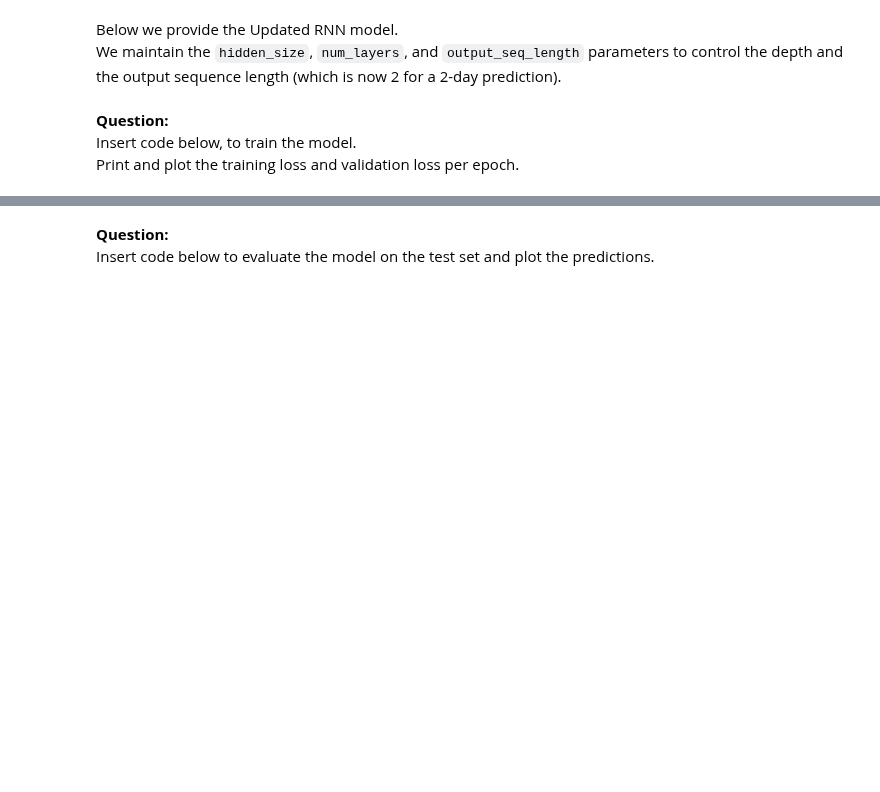
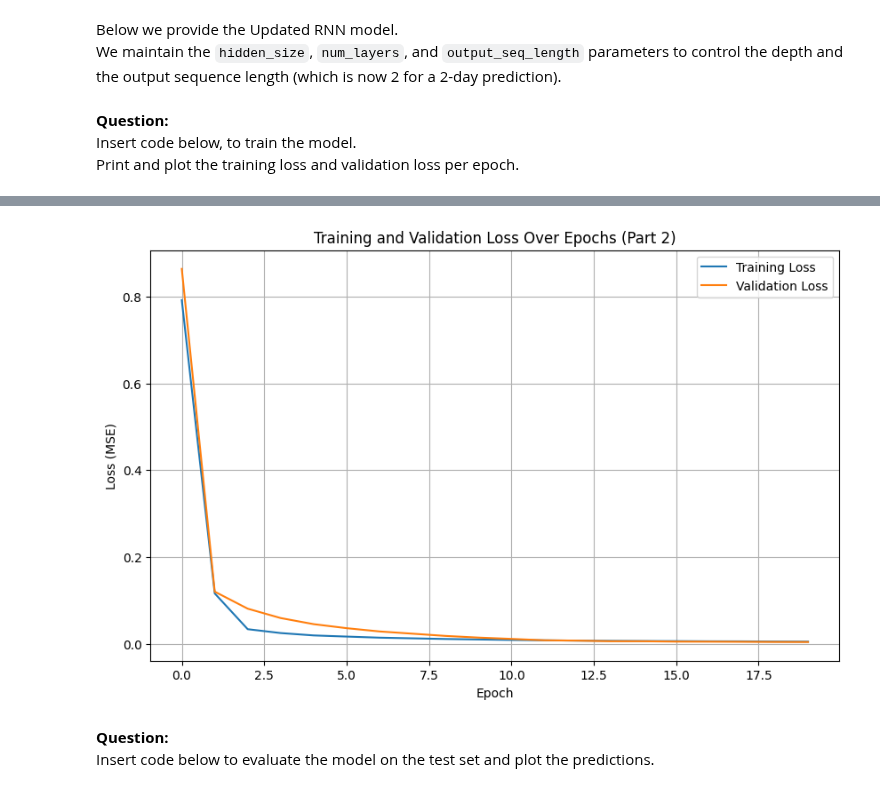
Before and after one commit to hessef/ECEN250, a Jupyter notebook: Lab11/ECEN250-F25-Lab11.ipynb, the cells around one changed output, grey strips where cells are left out. Cells and saved outputs as stored; diff of their text form; code cells hidden in the pictures; blank space fills up the shorter version.

```diff
--- a/Lab11/ECEN250-F25-Lab11.ipynb
+++ b/Lab11/ECEN250-F25-Lab11.ipynb
@@ -242,7 +321,8 @@ class SeaLevelDataset(Dataset):
 
     def __len__(self):
         # Returns the number of samples in the dataset
-        return ...
+        # The length is reduced by the input sequence length and the output sequence length minus 1
+        return len(self.data) - self.input_seq_length - self.output_seq_length + 1
 
     def __getitem__(self, index):
         '''
@@ -251,7 +331,9 @@ class SeaLevelDataset(Dataset):
         y: The target sequence, which is the next two days.
         x and y should both be torch tensors.
         '''
-        return ...
+        x = self.data[index : index + self.input_seq_length]
+        y = self.data[index + self.input_seq_length : index + self.input_seq_length + self.output_seq_length]
+        return torch.tensor(x, dtype=torch.float32), torch.tensor(y, dtype=torch.float32)
 
 
 # Initialize datasets and data loaders
@@ -259,8 +341,15 @@ input_seq_length = 30
 output_seq_length = 2
 batch_size = 64
 
-# Create datasets and data loaders
-...
+# Create datasets
+train_dataset_part2 = SeaLevelDataset(adt_train, input_seq_length, output_seq_length)
+val_dataset_part2 = SeaLevelDataset(adt_val, input_seq_length, output_seq_length)
+test_dataset_part2 = SeaLevelDataset(adt_test, input_seq_length, output_seq_length)
+
+# Create DataLoaders
+loader_train_part2 = DataLoader(train_dataset_part2, batch_size=batch_size, shuffle=True, drop_last=True)
+loader_val_part2 = DataLoader(val_dataset_part2, batch_size=batch_size, drop_last=True)
+loader_test_part2 = DataLoader(test_dataset_part2, batch_size=batch_size, drop_last=True)
 # %% [markdown]
 Below we provide the Updated RNN model.
 We maintain the `hidden_size`, `num_layers`, and `output_seq_length` parameters to control the depth and the output sequence length (which is now 2 for a 2-day prediction).
@@ -302,0 +386,67 @@ num_epochs = 20
+# %%
+## You can adjust the hyperparameters below if needed.
+learning_rate = 0.0001
+num_epochs = 20
+
+# Initialize the loss function and optimizer for the new model
+criterion_part2 = nn.MSELoss()
+optimizer_part2 = optim.Adam(model.parameters(), lr=learning_rate)
+
+def train_model_part2(model, loader_train, loader_val, num_epochs, criterion, optimizer):
+    train_losses = []
+    val_losses = []
+
+    for epoch in range(num_epochs):
+        model.train()
+        hidden_train = model.init_hidden(batch_size)
+        epoch_train_loss = 0
+
+        for x_batch, y_batch in loader_train:
+            x_batch = x_batch.unsqueeze(-1) # Add feature dimension
+
+            hidden_train = hidden_train.detach()
+            optimizer.zero_grad()
+
+            outputs, hidden_train = model(x_batch, hidden_train)
+            loss = criterion(outputs, y_batch)
+            loss.backward()
+            optimizer.step()
+            epoch_train_loss += loss.item()
+
+        avg_epoch_train_loss = epoch_train_loss / len(loader_train)
+        train_losses.append(avg_epoch_train_loss)
+
+        model.eval()
+        hidden_val = model.init_hidden(batch_size)
+        epoch_val_loss = 0
+
+        with torch.no_grad():
+            for x_batch, y_batch in loader_val:
+                x_batch = x_batch.unsqueeze(-1) # Add feature dimension
+
+                outputs, hidden_val = model(x_batch, hidden_val)
+                loss = criterion(outputs, y_batch)
+                epoch_val_loss += loss.item()
+
+        avg_epoch_val_loss = epoch_val_loss / len(loader_val)
+        val_losses.append(avg_epoch_val_loss)
+
+        print(f"Epoch [{epoch + 1}/{num_epochs}], Train Loss: {train_losses[-1]:.4f}, Val Loss: {val_losses[-1]:.4f}")
+
+    return train_losses, val_losses
+
+# Train the model for Part 2
+print("Starting training for Part 2...")
+train_losses_part2, val_losses_part2 = train_model_part2(model, loader_train_part2, loader_val_part2, num_epochs, criterion_part2, optimizer_part2)
+
+# Plot the training and validation loss
+plt.figure(figsize=(10, 6))
+plt.plot(train_losses_part2, label='Training Loss')
+plt.plot(val_losses_part2, label='Validation Loss')
+plt.title('Training and Validation Loss Over Epochs (Part 2)')
+plt.xlabel('Epoch')
+plt.ylabel('Loss (MSE)')
+plt.legend()
+plt.grid(True)
+plt.show()
+# %% [output]
@@ -303,3 +470,4 @@ num_epochs = 20
+[figure, added]
 # %% [markdown]
 **Question:**
 Insert code below to evaluate the model on the test set and plot the predictions.
```
Also changed, not shown: parts of 15 cells of this notebook.
